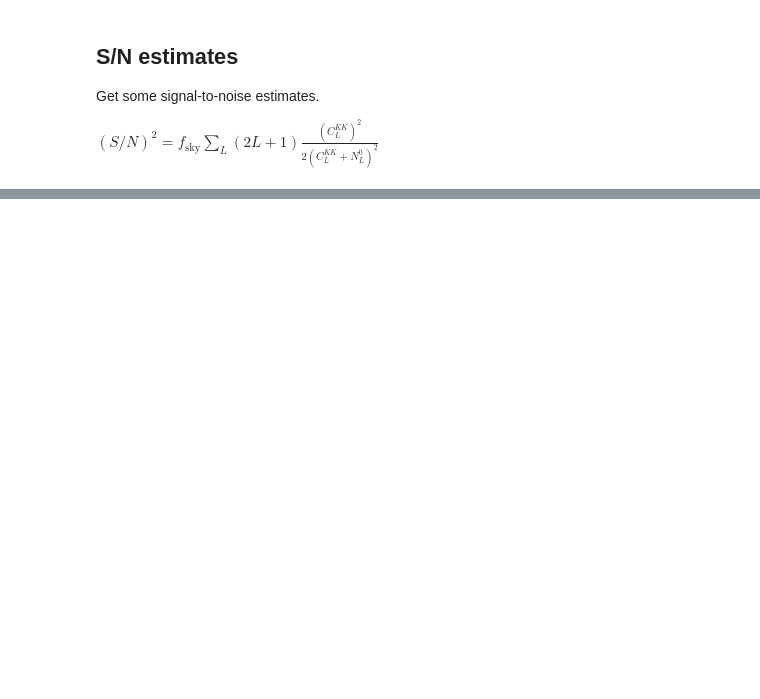
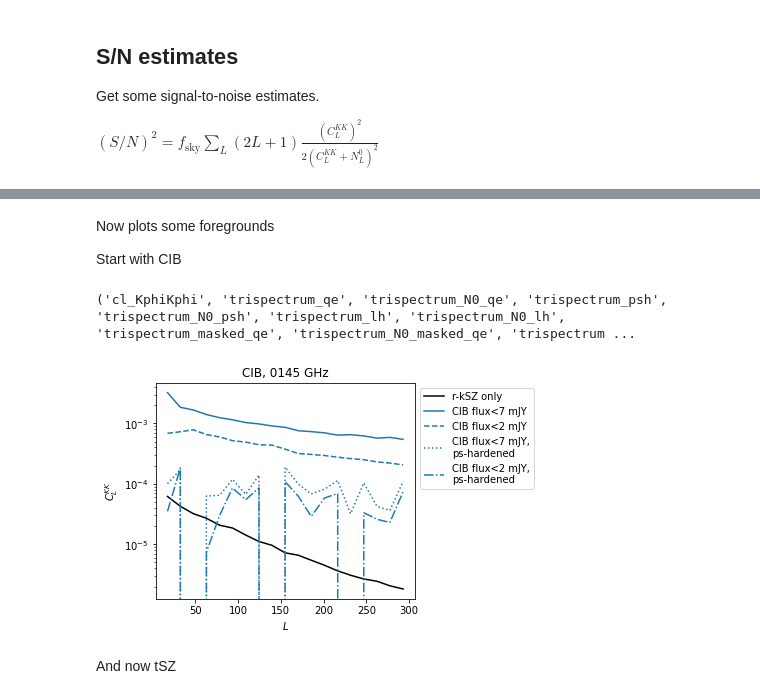
Before and after one commit to NiallMac/ksz2, a Jupyter notebook: plots/plot_lensing.ipynb, the cells around one changed output, grey strips where cells are left out. Cells and saved outputs as stored; diff of their text form; code cells hidden in the pictures; blank space fills up the shorter version.

```diff
--- a/plots/plot_lensing.ipynb
+++ b/plots/plot_lensing.ipynb
@@ -153,0 +218,48 @@ ax.set_yscale('log')
+# %% [markdown]
+Now plots some foregrounds
+
+Start with CIB
+# %%
+freq='0145'
+# %%
+cib7_fgterms = np.load('/global/cscratch1/sd/maccrann/cmb/ksz/cib_only_fcut7/fg_terms_0/fg_terms_%s.npy'%freq)
+cib2_fgterms = np.load('/global/cscratch1/sd/maccrann/cmb/ksz/cib_only_fcut2/fg_terms_0/fg_terms_%s.npy'%freq)
+tsz_fgterms = np.load('/global/cscratch1/sd/maccrann/cmb/ksz/tsz_only_14.8/fg_terms_0/fg_terms_%s.npy'%freq)
+print(cib7_fgterms.dtype.names)
+# %% [output]
+('cl_KphiKphi', 'trispectrum_qe', 'trispectrum_N0_qe', 'trispectrum_psh', 'trispectrum_N0_psh', 'trispectrum_lh', 'trispectrum_N0_lh', 'trispectrum_masked_qe', 'trispectrum_N0_masked_qe', 'trispectrum ...
+# %%
+ell_mids,cib_fcut7_cl = bin_cl(cib7_fgterms['trispectrum_masked_qe'])
+ell_mids,cib_fcut7_psh_cl = bin_cl(cib7_fgterms['trispectrum_masked_psh'])
+ell_mids,cib_fcut2_psh_cl = bin_cl(cib2_fgterms['trispectrum_masked_psh'])
+_,cib_fcut2_cl = bin_cl(cib2_fgterms['trispectrum_masked_qe'])
+_,tsz_cl = bin_cl(tsz_fgterms['trispectrum_qe'])
+# %%
+%matplotlib inline
+fig = plt.figure()
+ax = fig.add_axes([0.1, 0.1, 0.6, 0.75])
+
+
+#llp1 = ell_mids*(ell_mids+1)
+llp1 = np.ones_like(ell_mids)
+ax.plot(ell_mids, llp1*cl_ksz, 'k', label=r'r-kSZ only')
+
+ax.plot(ell_mids, llp1*cib_fcut7_cl, 'C0', label=r'CIB flux<7 mJY')
+ax.plot(ell_mids, llp1*cib_fcut2_cl, '--', color='C0', label=r'CIB flux<2 mJY')
+ax.plot(ell_mids, llp1*cib_fcut7_psh_cl, ':', color='C0',
+        label=r'CIB flux<7 mJY,'+'\n'+'ps-hardened')
+ax.plot(ell_mids, llp1*cib_fcut2_psh_cl, '-.', color='C0',
+        label=r'CIB flux<2 mJY,'+'\n'+'ps-hardened')
+
+ax.set_yscale('log')
+lg=ax.legend(ncol=1,bbox_to_anchor=(1., 1.), loc='upper left')
+
+ax.set_xlabel(r'$L$')
+filename = "cib_only_%s.png"%freq
+ax.set_title("CIB, %s GHz"%freq)
+ax.set_ylabel(r"$C_L^{KK}$")
+fig.savefig(filename,dpi=300,bbox_extra_artists=[lg],bbox_inches='tight')
+# %% [output]
+[figure, added]
+# %% [markdown]
+And now tSZ
```
Also changed, not shown: parts of 20 cells of this notebook, 3 other files.
